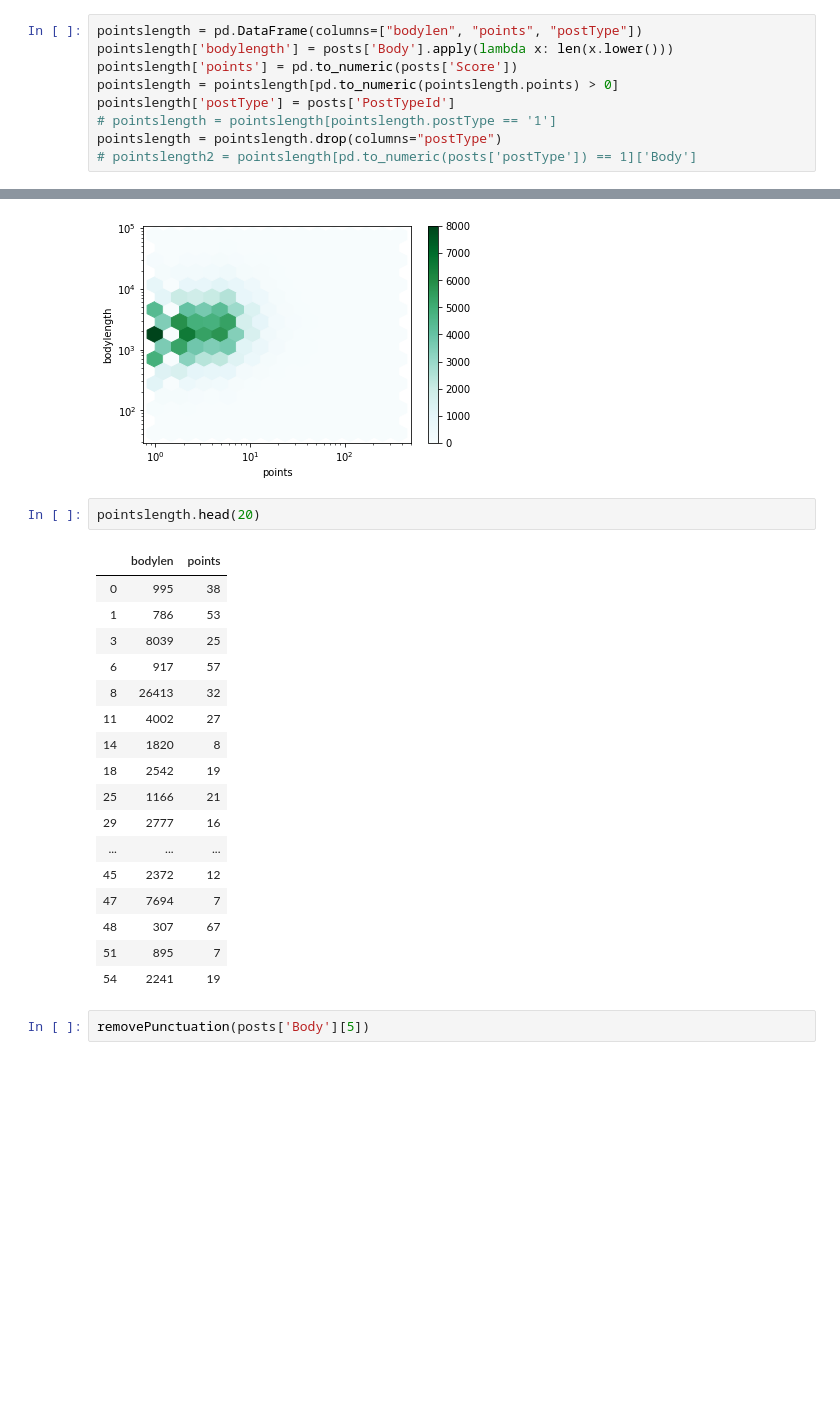
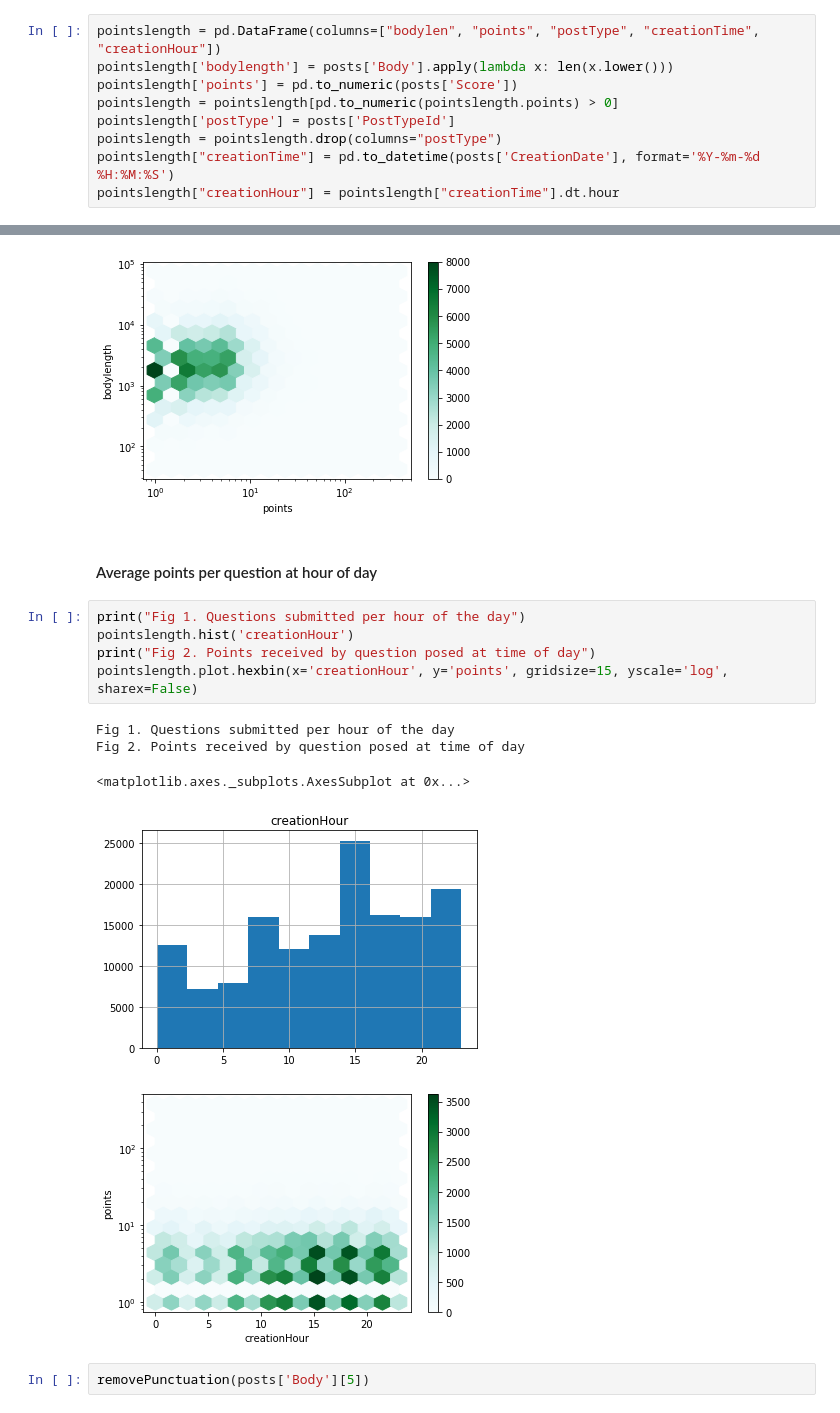
Before and after one commit to d471061c/Stackdata, a Jupyter notebook: StackData.ipynb, the cells around one changed output, grey strips where cells are left out. Drawn from its saved outputs; the diff is of its cells as text; blank space fills up the shorter version.

Commit message:
Points per hour of the day added

```diff
--- a/StackData.ipynb
+++ b/StackData.ipynb
@@ -65,14 +64,14 @@ posts = xml2pd('Posts.xml')
 # %% [markdown]
 ### Question length vs Points gained
 # %%
-pointslength = pd.DataFrame(columns=["bodylen", "points", "postType"])
+pointslength = pd.DataFrame(columns=["bodylen", "points", "postType", "creationTime", "creationHour"])
 pointslength['bodylength'] = posts['Body'].apply(lambda x: len(x.lower()))
 pointslength['points'] = pd.to_numeric(posts['Score'])
 pointslength = pointslength[pd.to_numeric(pointslength.points) > 0]
 pointslength['postType'] = posts['PostTypeId']
-# pointslength = pointslength[pointslength.postType == '1']
 pointslength = pointslength.drop(columns="postType")
-# pointslength2 = pointslength[pd.to_numeric(posts['postType']) == 1]['Body']
+pointslength["creationTime"] = pd.to_datetime(posts['CreationDate'], format='%Y-%m-%d %H:%M:%S')
+pointslength["creationHour"] = pointslength["creationTime"].dt.hour
 # %% [markdown]
 #### Average points gained per question length histogram
 # %%
@@ -86,26 +85,19 @@ pointslength.plot.hexbin(x='points', y='bodylength', gridsize=15, xscale='log',
 # %% [output]
 <matplotlib.axes._subplots.AxesSubplot at 0x...>
 [figure]
-# %%
-pointslength.head(20)
-# %% [output]
-|  | bodylen | points |
-| 0 | 995 | 38 |
-| 1 | 786 | 53 |
-| 3 | 8039 | 25 |
-| 6 | 917 | 57 |
-| 8 | 26413 | 32 |
-| 11 | 4002 | 27 |
-| 14 | 1820 | 8 |
-| 18 | 2542 | 19 |
-| 25 | 1166 | 21 |
-| 29 | 2777 | 16 |
-| ... | ... | ... |
-| 45 | 2372 | 12 |
-| 47 | 7694 | 7 |
-| 48 | 307 | 67 |
-| 51 | 895 | 7 |
-| 54 | 2241 | 19 |
+# %% [markdown]
+#### Average points per question at hour of day
+# %%
+print("Fig 1. Questions submitted per hour of the day")
+pointslength.hist('creationHour')
+print("Fig 2. Points received by question posed at time of day")
+pointslength.plot.hexbin(x='creationHour', y='points', gridsize=15, yscale='log', sharex=False)
+# %% [output]
+Fig 1. Questions submitted per hour of the day
+Fig 2. Points received by question posed at time of day
+<matplotlib.axes._subplots.AxesSubplot at 0x...>
+[figure, added]
+[figure, added]
 # %%
 removePunctuation(posts['Body'][5])
 # %% [output]
```
Also changed, not shown: parts of 1 cell of this notebook.
